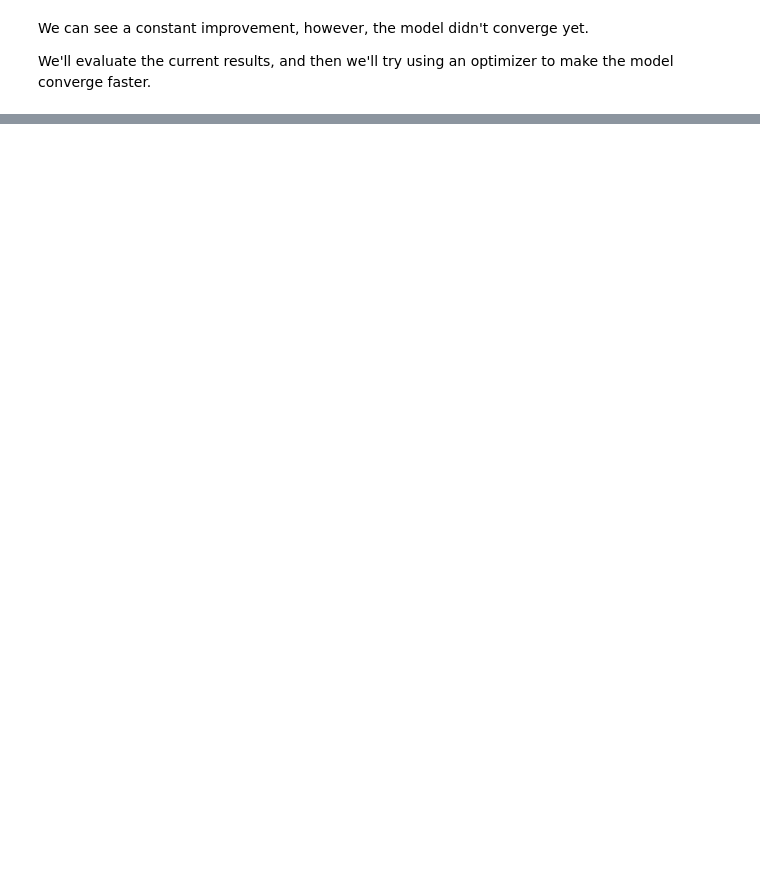
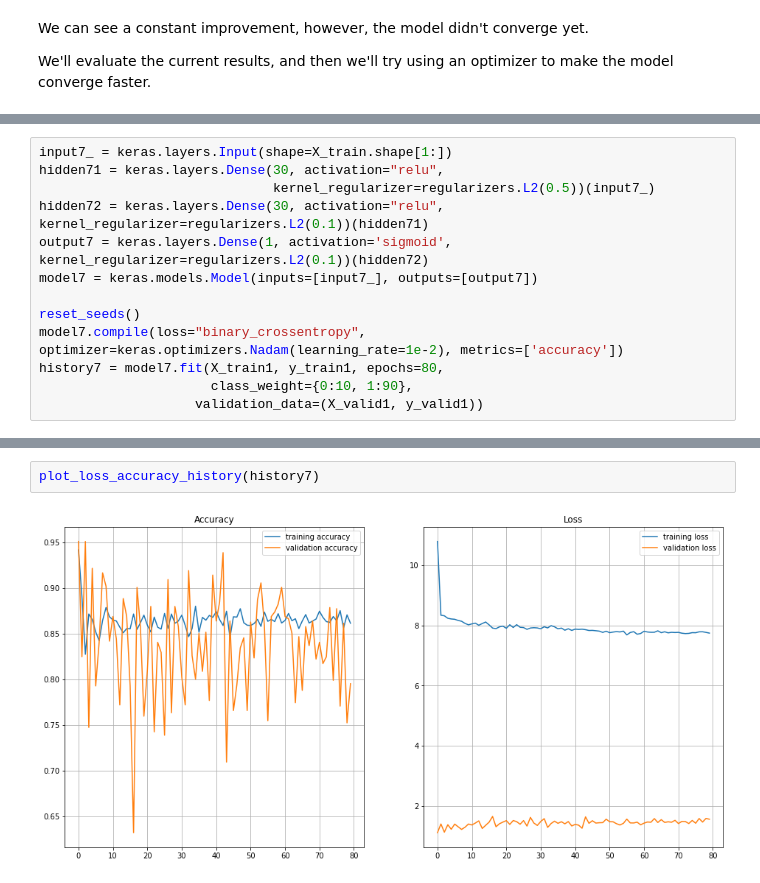
Before and after one commit to bori00/Stroke-Predictor, a Jupyter notebook: Stroke_Predictor_ML_Only.ipynb, the cells around one changed output, grey strips where cells are left out. Drawn from its saved outputs; the diff is of its cells as text; blank space fills up the shorter version.

```diff
--- a/Stroke_Predictor_ML_Only.ipynb
+++ b/Stroke_Predictor_ML_Only.ipynb
@@ -1511,0 +1537,13 @@ F1 score:  0.02298850574712644
+# %%
+input7_ = keras.layers.Input(shape=X_train.shape[1:])
+hidden71 = keras.layers.Dense(30, activation="relu",
+                              kernel_regularizer=regularizers.L2(0.5))(input7_)
+hidden72 = keras.layers.Dense(30, activation="relu", kernel_regularizer=regularizers.L2(0.1))(hidden71)
+output7 = keras.layers.Dense(1, activation='sigmoid', kernel_regularizer=regularizers.L2(0.1))(hidden72)
+model7 = keras.models.Model(inputs=[input7_], outputs=[output7])
+
+reset_seeds()
+model7.compile(loss="binary_crossentropy", optimizer=keras.optimizers.Nadam(learning_rate=1e-2), metrics=['accuracy'])
+history7 = model7.fit(X_train1, y_train1, epochs=80,
+                      class_weight={0:10, 1:90},
+                    validation_data=(X_valid1, y_valid1))
@@ -1511,0 +1568,4 @@ F1 score:  0.02298850574712644
+# %%
+plot_loss_accuracy_history(history7)
+# %% [output]
+[figure, added]
```
Also changed, not shown: parts of 43 cells of this notebook.
